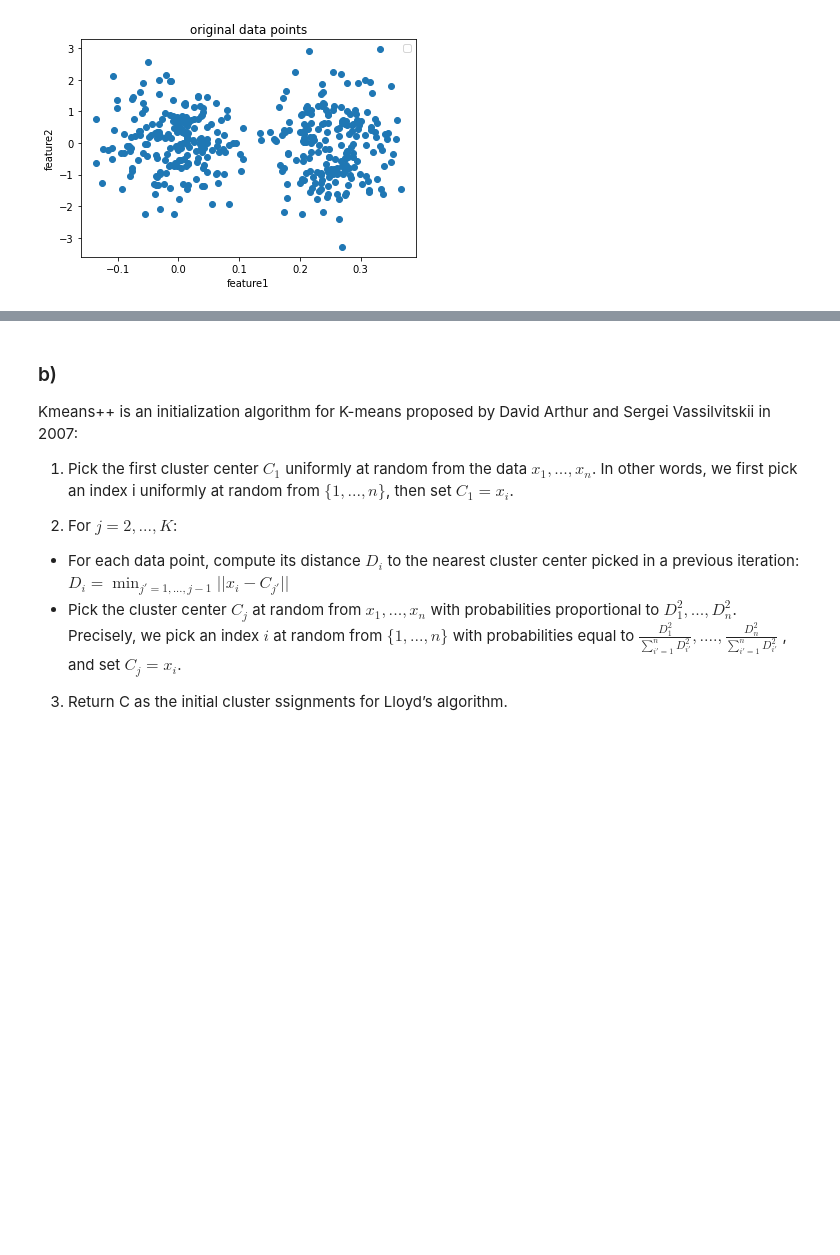
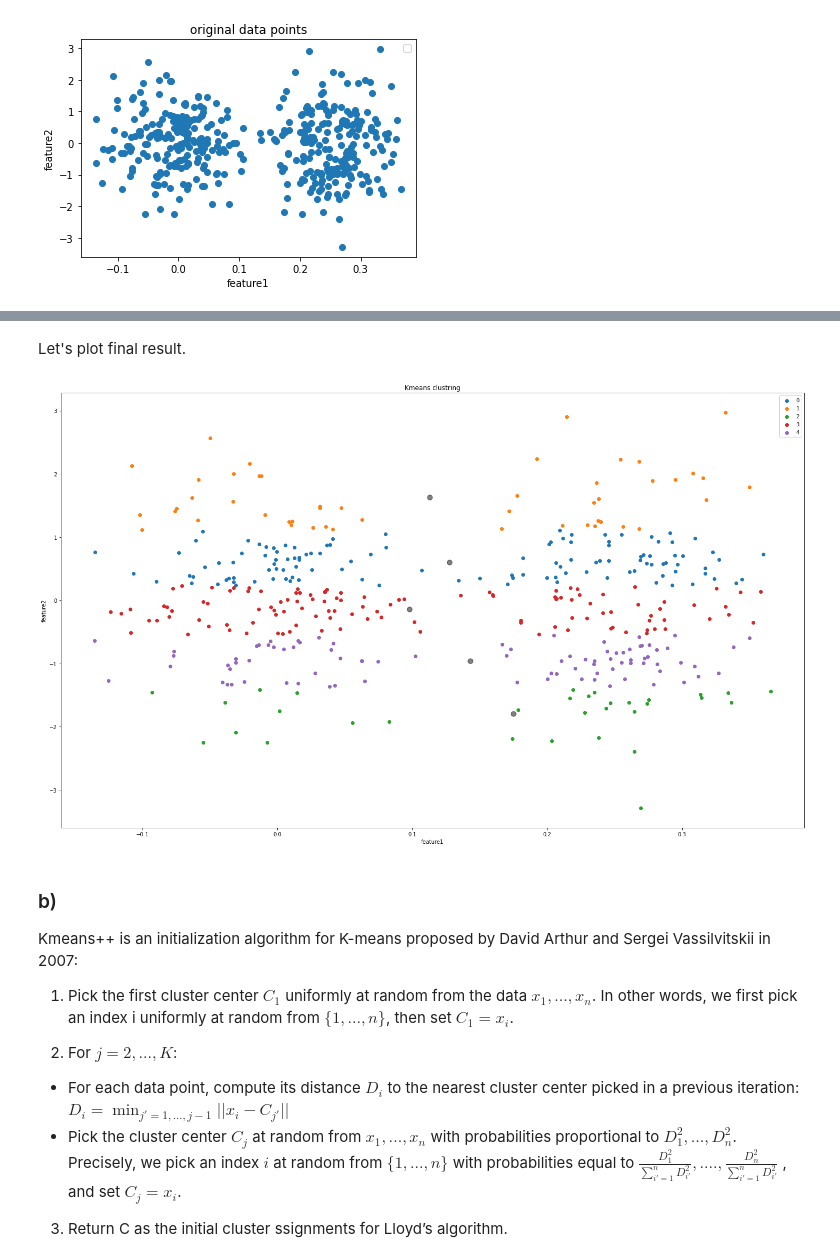
Before and after one commit to ZahraDehghani99/Machine-Learning, a Jupyter notebook: HW6_ZahraDehghani.ipynb, the cells around one changed output, grey strips where cells are left out. Cells and saved outputs as stored; diff of their text form; code cells hidden in the pictures; blank space fills up the shorter version.

```diff
--- a/HW6_ZahraDehghani.ipynb
+++ b/HW6_ZahraDehghani.ipynb
@@ -140,3 +113,26 @@ standard deviation of Kmeans objective : 1.1564954070868672
+# %% [markdown]
+Let's plot final result.
+# %%
+plt.figure(figsize=(25,15))
+
+#Getting the Centroids
+kmeans = KMeans(n_clusters=5, init='random', n_init=1, max_iter=200, random_state=0).fit(data)
+label = kmeans.fit_predict(data)
+centroids = kmeans.cluster_centers_
+u_labels = np.unique(label)
+
+#plotting the results:
+
+for i in u_labels:
+    plt.scatter(data[label == i][0], data[label == i][1] , label = i)
+plt.scatter(centroids[:,0] , centroids[:,1] , s = 90, alpha=0.5, color='black')
+plt.legend()
+plt.title('Kmeans clustring')
+plt.xlabel('feature1')
+plt.ylabel('feature2')
+plt.show()
+# %% [output]
+[figure, added]
 # %% [markdown]
 ### b)
 
```
Also changed, not shown: parts of 11 cells of this notebook.
